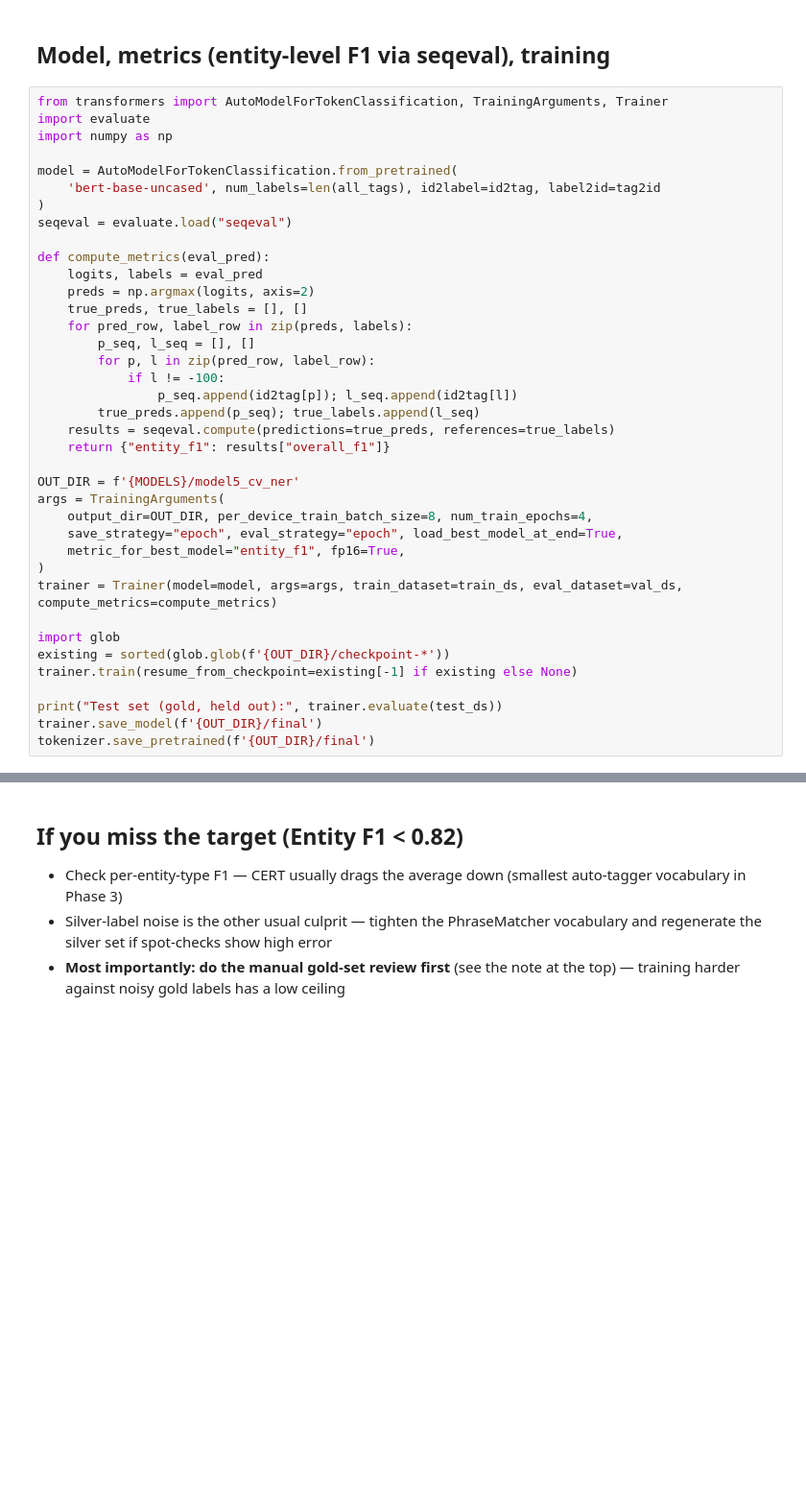
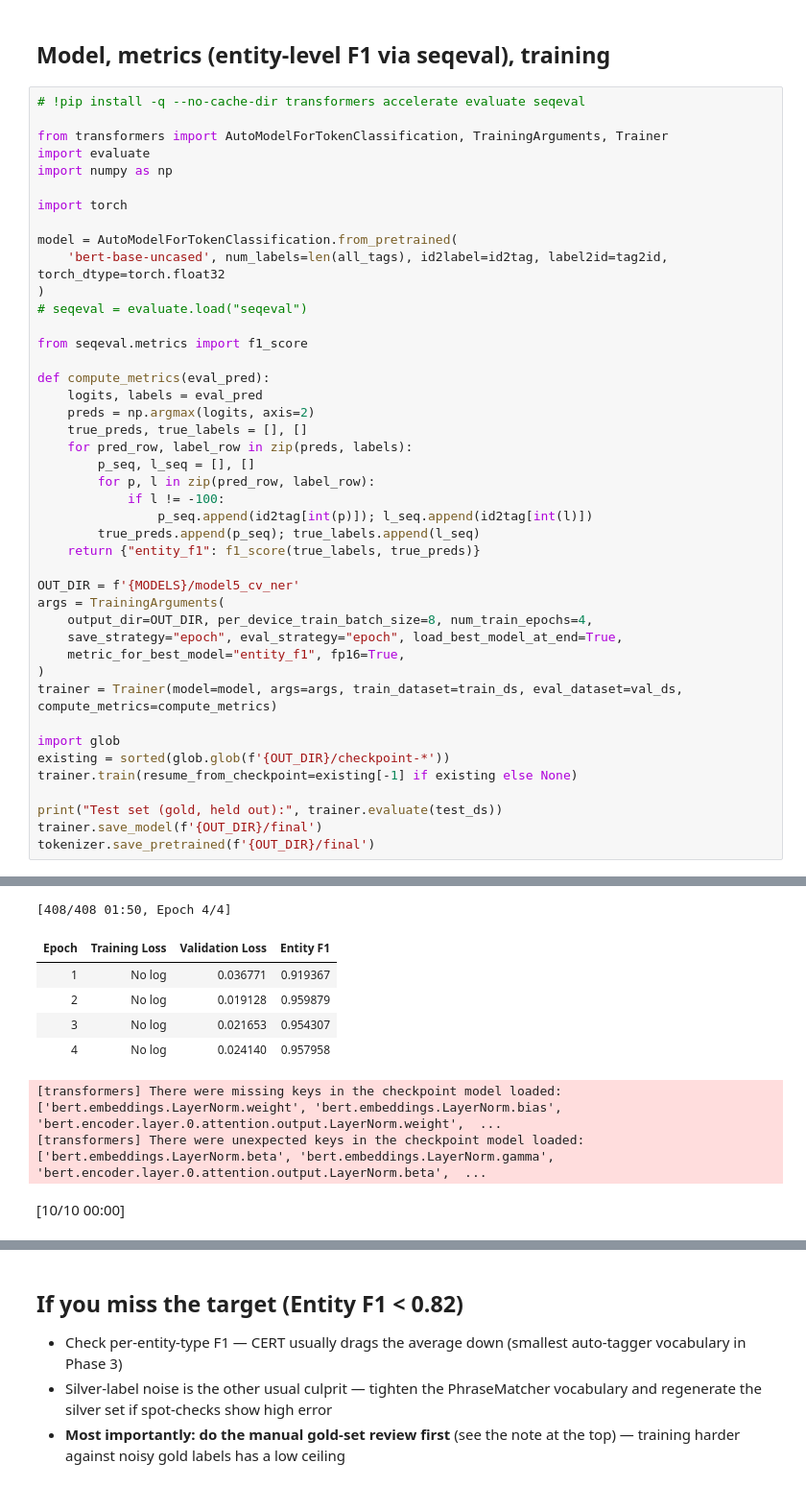
Before and after one commit to RealHaroon/Mentora-Final-Year-Project, a Jupyter notebook: notebooks/train_m5.ipynb, the cells around one changed output, grey strips where cells are left out. Shown at 96% size. Drawn from its saved outputs; the diff is of its cells as text; blank space fills up the shorter version.

Commit message:
Training Models

```diff
--- a/notebooks/train_m5.ipynb
+++ b/notebooks/train_m5.ipynb
@@ -92,14 +139,20 @@ test_ds = test_ds.map(tokenize_and_align, batched=True)
 # %% [markdown]
 ## Model, metrics (entity-level F1 via seqeval), training
 # %%
+# !pip install -q --no-cache-dir transformers accelerate evaluate seqeval
+
 from transformers import AutoModelForTokenClassification, TrainingArguments, Trainer
 import evaluate
 import numpy as np
 
+import torch
+
 model = AutoModelForTokenClassification.from_pretrained(
-    'bert-base-uncased', num_labels=len(all_tags), id2label=id2tag, label2id=tag2id
+    'bert-base-uncased', num_labels=len(all_tags), id2label=id2tag, label2id=tag2id, torch_dtype=torch.float32
 )
-seqeval = evaluate.load("seqeval")
+# seqeval = evaluate.load("seqeval")
+
+from seqeval.metrics import f1_score
 
 def compute_metrics(eval_pred):
     logits, labels = eval_pred
@@ -109,10 +162,9 @@ def compute_metrics(eval_pred):
         p_seq, l_seq = [], []
         for p, l in zip(pred_row, label_row):
             if l != -100:
-                p_seq.append(id2tag[p]); l_seq.append(id2tag[l])
+                p_seq.append(id2tag[int(p)]); l_seq.append(id2tag[int(l)])
         true_preds.append(p_seq); true_labels.append(l_seq)
-    results = seqeval.compute(predictions=true_preds, references=true_labels)
-    return {"entity_f1": results["overall_f1"]}
+    return {"entity_f1": f1_score(true_labels, true_preds)}
 
 OUT_DIR = f'{MODELS}/model5_cv_ner'
 args = TrainingArguments(
@@ -129,3 +181,4 @@ trainer.train(resume_from_checkpoint=existing[-1] if existing else None)
 print("Test set (gold, held out):", trainer.evaluate(test_ds))
 trainer.save_model(f'{OUT_DIR}/final')
 tokenizer.save_pretrained(f'{OUT_DIR}/final')
+# %% [output]
@@ -131,0 +203,9 @@ tokenizer.save_pretrained(f'{OUT_DIR}/final')
+[408/408 01:50, Epoch 4/4]
+| Epoch | Training Loss | Validation Loss | Entity F1 |
+| 1 | No log | 0.036771 | 0.919367 |
+| 2 | No log | 0.019128 | 0.959879 |
+| 3 | No log | 0.021653 | 0.954307 |
+| 4 | No log | 0.024140 | 0.957958 |
+[transformers] There were missing keys in the checkpoint model loaded: ['bert.embeddings.LayerNorm.weight', 'bert.embeddings.LayerNorm.bias', 'bert.encoder.layer.0.attention.output.LayerNorm.weight',  ...
+[transformers] There were unexpected keys in the checkpoint model loaded: ['bert.embeddings.LayerNorm.beta', 'bert.embeddings.LayerNorm.gamma', 'bert.encoder.layer.0.attention.output.LayerNorm.beta',  ...
+[10/10 00:00]
```
Also changed, not shown: parts of 5 cells of this notebook, 12 other files.
